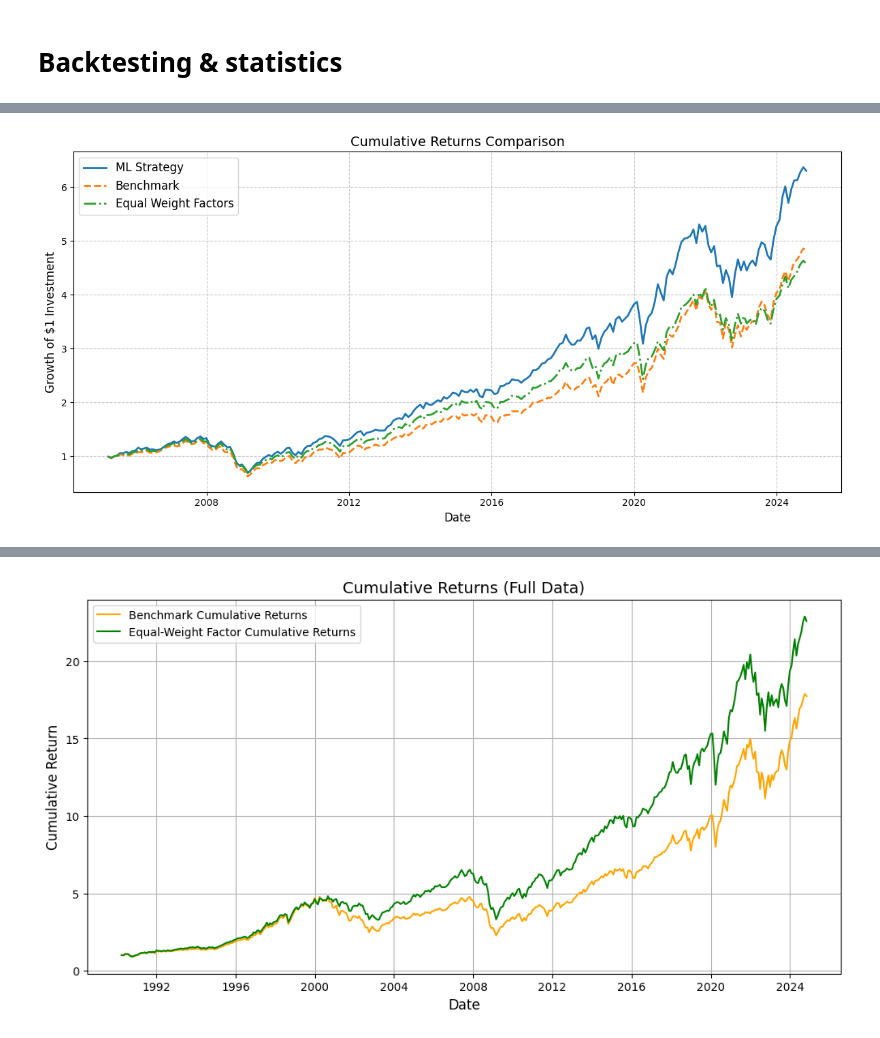
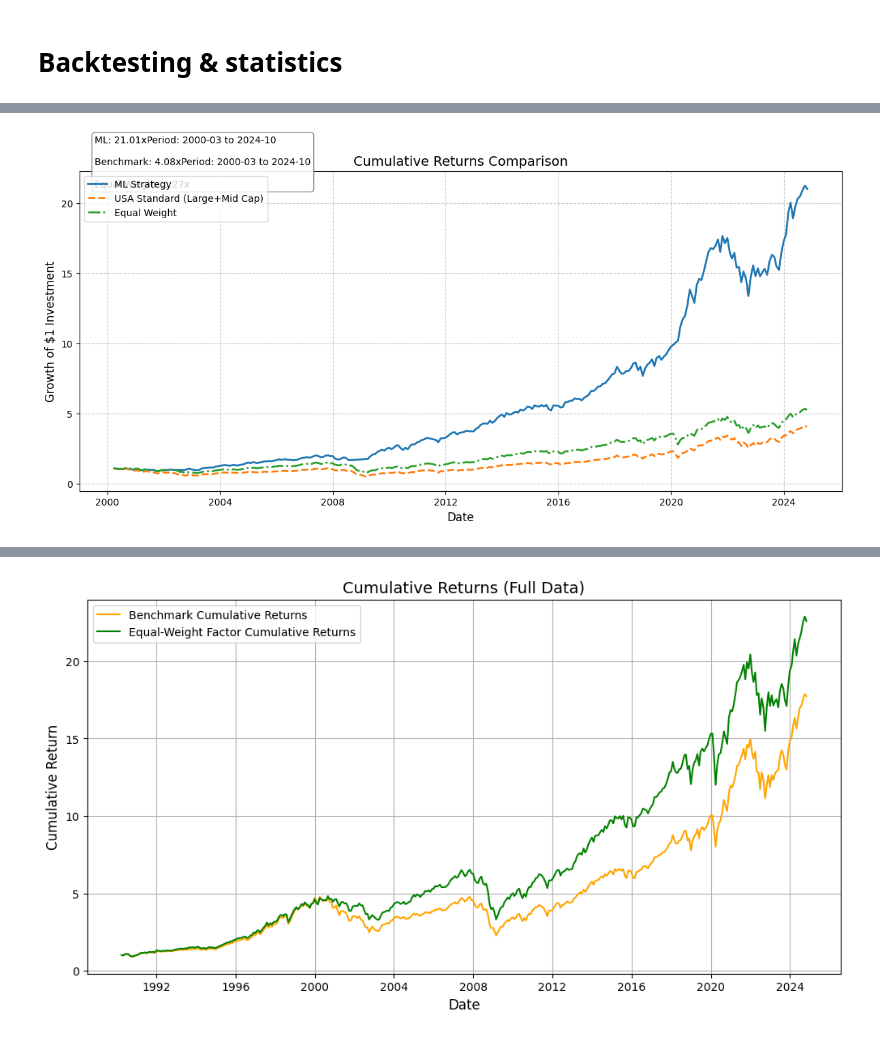
Before and after one commit to Elkkujou/Gradu, a Jupyter notebook: RF REGIIMI HYVÄ TRAINING.ipynb, the cells around one changed output, grey strips where cells are left out. Saved outputs shown, nothing was run; the diff lists cells and outputs as text; code cells hidden in the pictures.

```diff
--- a/RF REGIIMI HYVÄ TRAINING.ipynb
+++ b/RF REGIIMI HYVÄ TRAINING.ipynb
@@ -87,7 +87,7 @@ print(df.columns)
 FEATURES = ['VIXCLS', 'CPI', 'LEI', '10yr', 'Financial Turbulance', 'Financial condition', 'Drawdown', '10y-2y']
 
 # Model split by column
-REGIMES_COLUMN = 'Vix-regimes2'
+REGIMES_COLUMN = 'Vix-regimes3'
 
 # Used factors
 FACTORS = [
@@ -874,37 +916,61 @@ Columns in df: ['Date', 'USA Standard (Large+Mid Cap)', 'USA MOMENTUM Standard (
 # %%
-# Extract ML strategy dates and returns
-ml_dates = results_df['Predicted_month']
-ml_returns = results_df['Allocated_Return']
+# Get the earliest date from the results dataframe
+start_date = pd.to_datetime(results_df['Predicted_month'], format='%Y-%m').min()
 
-# Filter the original data to match ML prediction dates (ensure no missing dates for each strategy)
-chart_data = df[df['Date'].isin(ml_dates)].copy().sort_values('Date')
+# Filter return data starting from this date
+chart_data = df[df['Date'] >= start_date].copy().sort_values('Date')
 
-# Calculate equal-weighted factor returns (average of all factors)
+# Calculate equal-weighted factor returns (daily rebalanced)
 chart_data['Equal_Weight'] = chart_data[FACTORS].mean(axis=1)
 
-# Add ML returns to the dataframe (ensure alignment)
-chart_data['ML_Strategy'] = ml_returns.values
+# Align ML strategy returns with market data using merge
+ml_returns = results_df[['Predicted_month', 'Allocated_Return']].copy()
+ml_returns['Date'] = pd.to_datetime(ml_returns['Predicted_month'], format='%Y-%m')
+chart_data = chart_data.merge(
+    ml_returns[['Date', 'Allocated_Return']],
+    on='Date',
+    how='left'
+).rename(columns={'Allocated_Return': 'ML_Strategy'})
 
-# Calculate cumulative returns
-chart_data['ML_Cumulative'] = (1 + chart_data['ML_Strategy']).cumprod()
-chart_data['Benchmark_Cumulative'] = (1 + chart_data[BENCHMARK[0]].loc[chart_data.index]).cumprod()
-chart_data['Equal_Weight_Cumulative'] = (1 + chart_data['Equal_Weight']).cumprod()
+# Forward-fill ML strategy returns (monthly predictions applied to entire month)
+chart_data['ML_Strategy'] = chart_data['ML_Strategy'].ffill()
 
-# Create the plot
+# Calculate cumulative returns with proper alignment
+for col in ['ML_Strategy', BENCHMARK[0], 'Equal_Weight']:
+    chart_data[f'{col}_Cumulative'] = (1 + chart_data[col]).cumprod()
+
+# Generate final values text
+start_str = chart_data['Date'].min().strftime('%Y-%m')
+end_str = chart_data['Date'].max().strftime('%Y-%m')
+final_values = {
+    'ML': chart_data['ML_Strategy_Cumulative'].iloc[-1],
+    'Benchmark': chart_data[f'{BENCHMARK[0]}_Cumulative'].iloc[-1],
+    'Equal Weight': chart_data['Equal_Weight_Cumulative'].iloc[-1]
+}
+
+# Create plot
 plt.figure(figsize=(12, 6))
-plt.plot(chart_data['Date'], chart_data['ML_Cumulative'],
-         label='ML Strategy', linewidth=2)
-plt.plot(chart_data['Date'], chart_data['Benchmark_Cumulative'],
-         label='Benchmark', linestyle='--', linewidth=2)
-plt.plot(chart_data['Date'], chart_data['Equal_Weight_Cumulative'],
-         label='Equal Weight Factors', linestyle='-.', linewidth=2)
+for label, style in zip(['ML_Strategy', BENCHMARK[0], 'Equal_Weight'],
+                        ['-', '--', '-.']):
+    plt.plot(chart_data['Date'], chart_data[f'{label}_Cumulative'],
+             label=label.replace('_', ' '), linestyle=style, linewidth=2)
+
+# Add informative annotation
+plt.annotate(
+    f"Period: {start_str} to {end_str}\n"
+    "\n".join([f"{k}: {v:.2f}x" for k,v in final_values.items()]),
+    xy=(0.02, 0.95),
+    xycoords='axes fraction',
+    bbox=dict(boxstyle="round", fc="white", ec="0.5", alpha=0.9),
+    fontsize=10
+)
 
 plt.title('Cumulative Returns Comparison', fontsize=14)
 plt.xlabel('Date', fontsize=12)
 plt.ylabel('Growth of $1 Investment', fontsize=12)
-plt.legend(fontsize=12)
+plt.legend(loc='upper left')
 plt.grid(True, linestyle='--', alpha=0.7)
 plt.tight_layout()
 plt.show()
 # %% [output]
-[figure, old version]
+[figure, new version]
```
Also changed, not shown: parts of 21 cells of this notebook.
